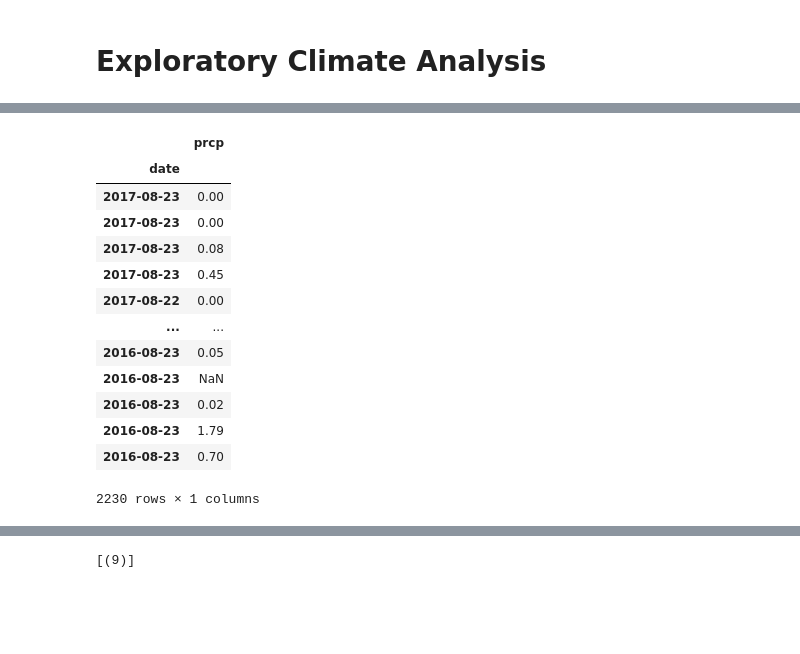
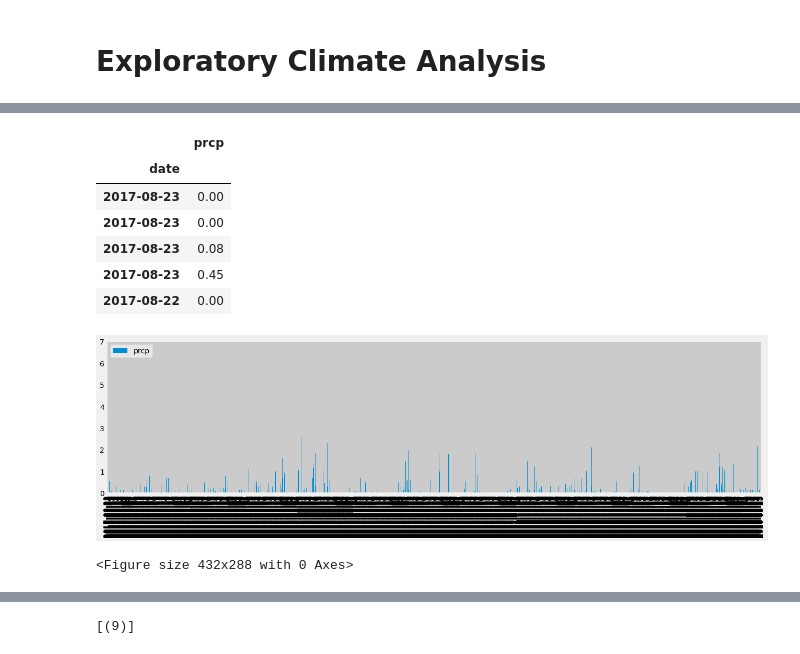
Before and after one commit to anikajohnson/sqlalchemy-challenge, a Jupyter notebook: climate_starter.ipynb, the cells around one changed output, grey strips where cells are left out. Saved outputs shown, nothing was run; the diff lists cells and outputs as text; code cells hidden in the pictures; blank space fills up the shorter version.

```diff
--- a/climate_starter.ipynb
+++ b/climate_starter.ipynb
@@ -76,27 +58,27 @@ prcp_results = session.query(Measurement.date, Measurement.prcp).\
 # %%
 # Save the query results as a Pandas DataFrame and set the index to the date column
 prcp_df = pd.DataFrame(prcp_results)
 
 # Sort the dataframe by date
 prcp_df.set_index('date', inplace=True)
-prcp_df
+prcp_df.head()
 # %% [output]
 |  | prcp |
 | date |  |
 | 2017-08-23 | 0.00 |
 | 2017-08-23 | 0.00 |
 | 2017-08-23 | 0.08 |
 | 2017-08-23 | 0.45 |
 | 2017-08-22 | 0.00 |
-| ... | ... |
-| 2016-08-23 | 0.05 |
-| 2016-08-23 | NaN |
-| 2016-08-23 | 0.02 |
-| 2016-08-23 | 1.79 |
-| 2016-08-23 | 0.70 |
-2230 rows × 1 columns
 # %%
 # Use Pandas Plotting with Matplotlib to plot the data
+prcp_plot = prcp_df.plot(kind="bar", figsize=(20,5))
+plt.xlabel("")
+plt.show()
+plt.tight_layout()
+# %% [output]
+[figure, added]
+<Figure size 432x288 with 0 Axes>
 # %% [markdown]
 ![precipitation](Images/precipitation.png)
 # %%
```
Also changed, not shown: parts of 2 cells of this notebook.
